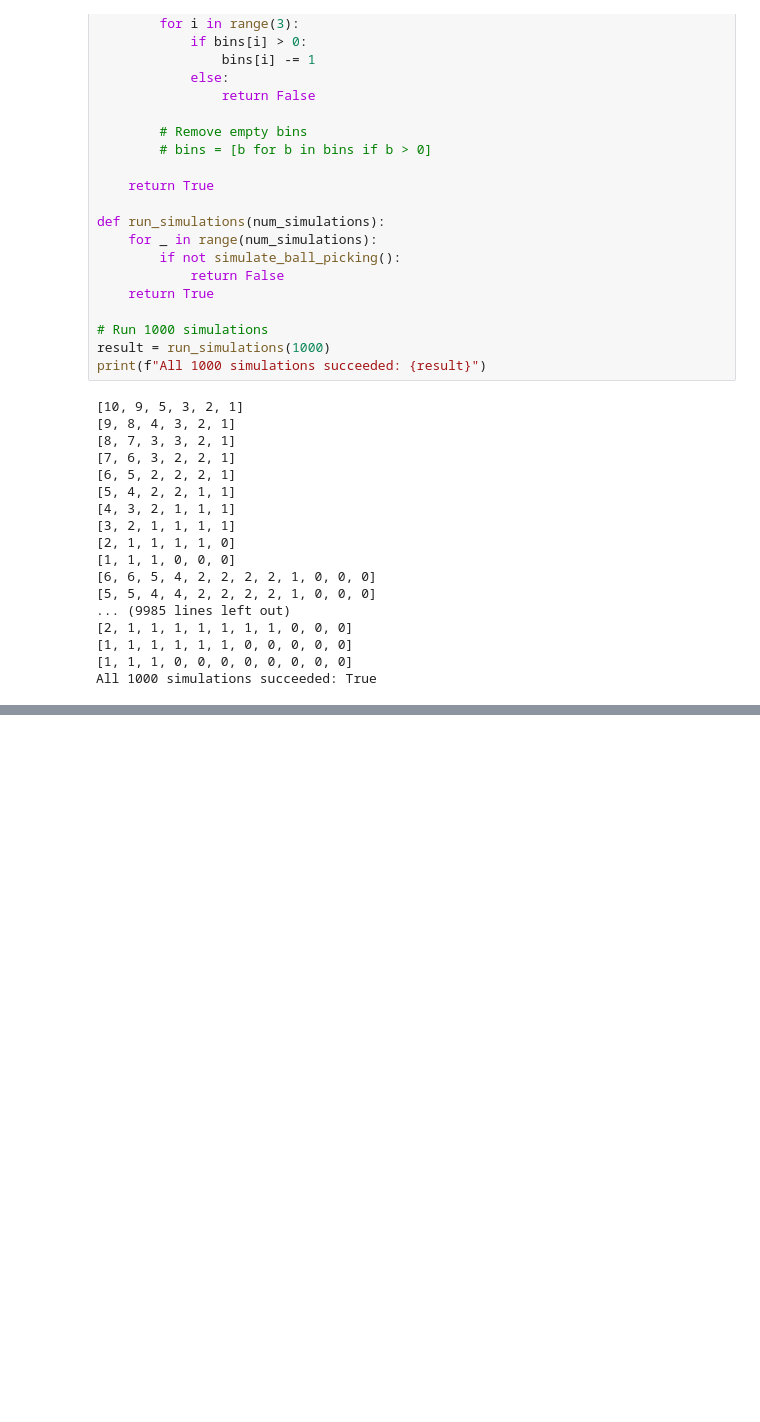
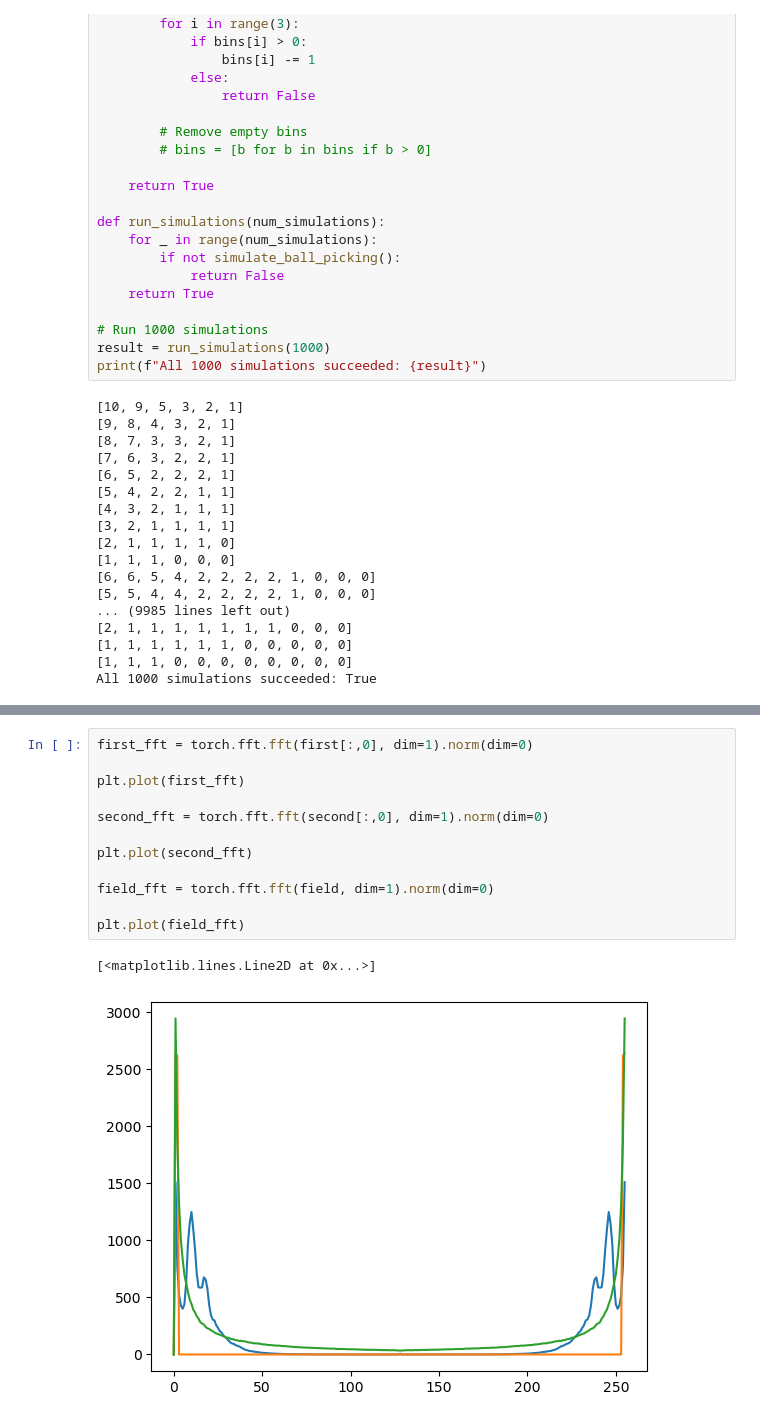
Before and after one commit to yegonkim/stap, a Jupyter notebook: magnitude_trajectory.ipynb, the cells around one changed output, grey strips where cells are left out. Drawn from its saved outputs; the diff is of its cells as text; blank space fills up the shorter version.

```diff
--- a/magnitude_trajectory.ipynb
+++ b/magnitude_trajectory.ipynb
@@ -257,0 +307,15 @@ All 1000 simulations succeeded: True
+# %%
+first_fft = torch.fft.fft(first[:,0], dim=1).norm(dim=0)
+
+plt.plot(first_fft)
+
+second_fft = torch.fft.fft(second[:,0], dim=1).norm(dim=0)
+
+plt.plot(second_fft)
+
+field_fft = torch.fft.fft(field, dim=1).norm(dim=0)
+
+plt.plot(field_fft)
+# %% [output]
+[<matplotlib.lines.Line2D at 0x...>]
+[figure, added]
```
Also changed, not shown: parts of 7 cells of this notebook, 44 other files.
